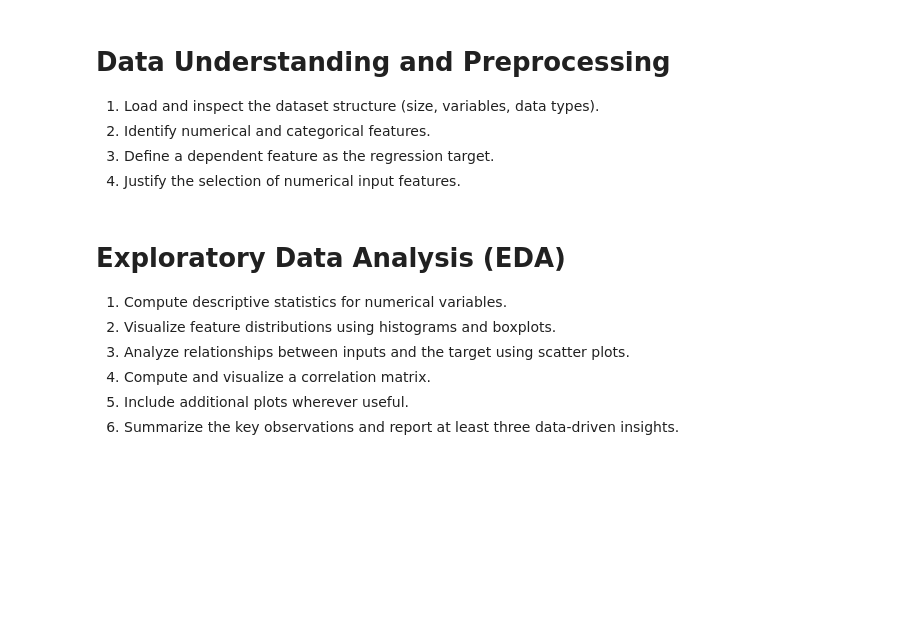
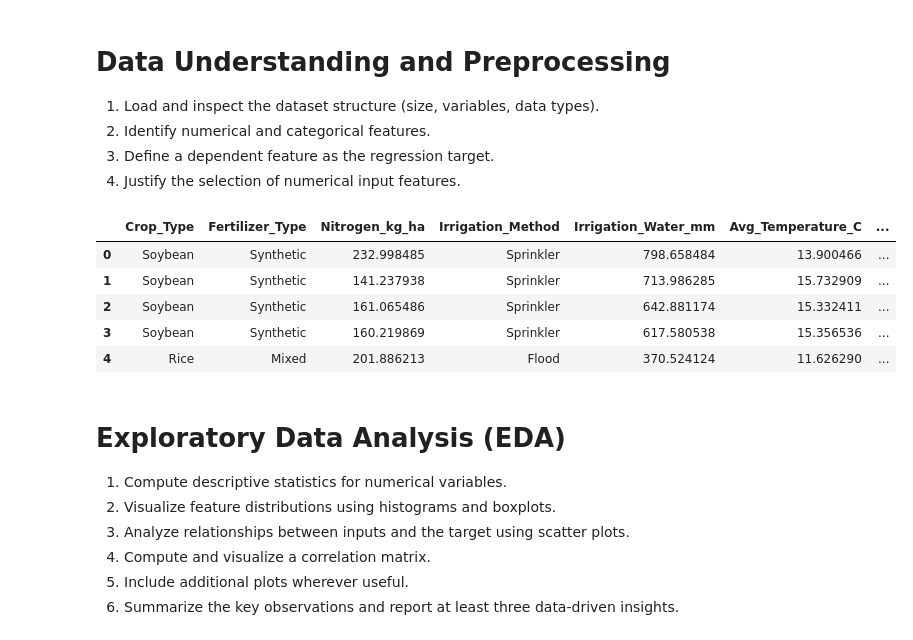
Before and after one commit to adityapentyala/ml-assignments, a Jupyter notebook: Team08_Assignment1.ipynb, the cells around one changed output. Saved outputs shown, nothing was run; the diff lists cells and outputs as text; code cells hidden in the pictures; blank space fills up the shorter version.

```diff
--- a/Team08_Assignment1.ipynb
+++ b/Team08_Assignment1.ipynb
@@ -57,6 +39,16 @@ from tqdm import tqdm
 2. Identify numerical and categorical features.
 3. Define a dependent feature as the regression target.
 4. Justify the selection of numerical input features.
+# %%
+dataset = pd.read_csv('/content/Dataset.csv')
+dataset.head()
+# %% [output]
+|  | Crop_Type | Fertilizer_Type | Nitrogen_kg_ha | Irrigation_Method | Irrigation_Water_mm | Avg_Temperature_C | ... |
+| 0 | Soybean | Synthetic | 232.998485 | Sprinkler | 798.658484 | 13.900466 | ... |
+| 1 | Soybean | Synthetic | 141.237938 | Sprinkler | 713.986285 | 15.732909 | ... |
+| 2 | Soybean | Synthetic | 161.065486 | Sprinkler | 642.881174 | 15.332411 | ... |
+| 3 | Soybean | Synthetic | 160.219869 | Sprinkler | 617.580538 | 15.356536 | ... |
+| 4 | Rice | Mixed | 201.886213 | Flood | 370.524124 | 11.626290 | ... |
 # %% [markdown]
 # **Exploratory Data Analysis (EDA)**
 1. Compute descriptive statistics for numerical variables.
```
Also changed, not shown: parts of 7 cells of this notebook.
